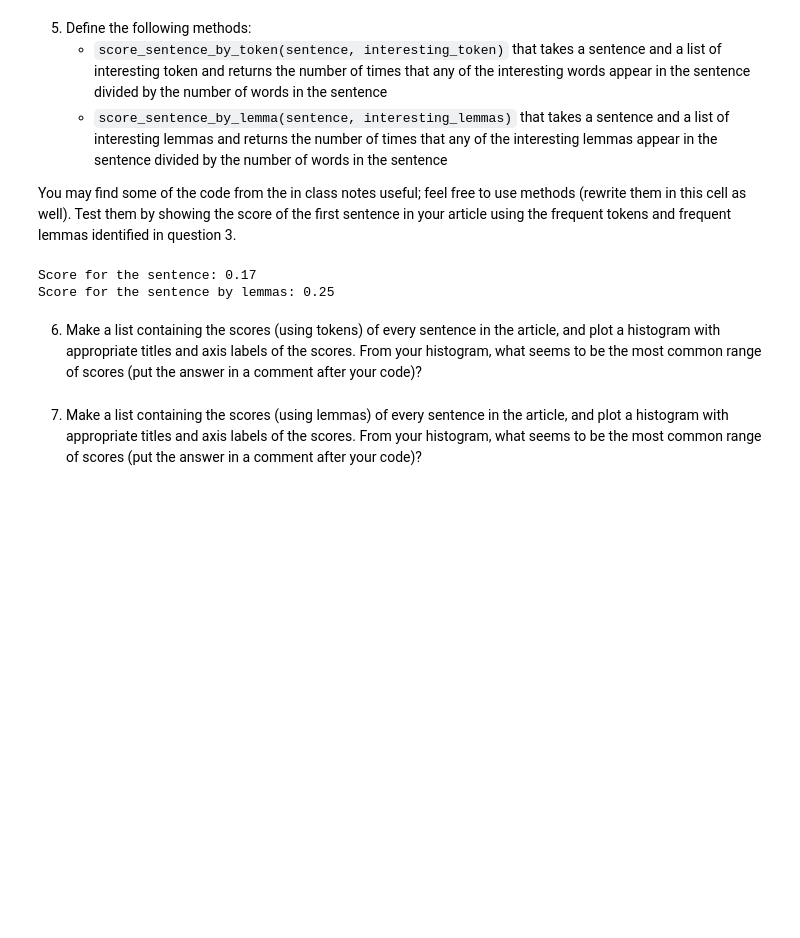
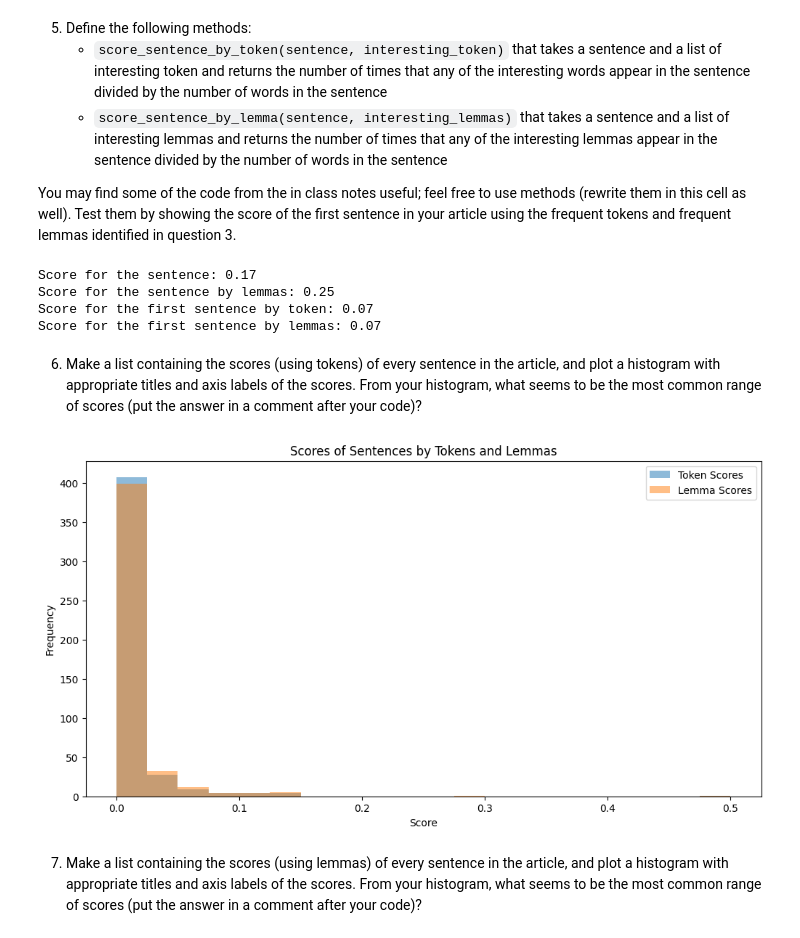
Before and after one commit to matthewellishanson/wmnlp-materials-web-scraping, a Jupyter notebook: web-scraping.ipynb, the cells around one changed output. Cells and saved outputs as stored; diff of their text form; code cells hidden in the pictures; blank space fills up the shorter version.

```diff
--- a/web-scraping.ipynb
+++ b/web-scraping.ipynb
@@ -186,10 +186,88 @@ interesting_lemmas = ["laser", "headlight", "technology", "produce", "fascinate"
 sentence = "Laser headlights are a fascinating technology that uses lasers to produce light."
 score = score_sentence_by_lemma(sentence, interesting_lemmas)
 print(f"Score for the sentence by lemmas: {score:.2f}")
+
+# Test them by showing the score of the first sentence in your article using the frequent tokens and frequent lemmas identified
+
+def test_scores():
+    """Test the scoring functions with the first sentence of the article."""
+    try:
+        # Load the pickled HTML data
+        with open('data.pkl', 'rb') as file:
+            html_data = pickle.load(file)
+
+        # Parse HTML and extract text
+        soup = BeautifulSoup(html_data, 'html.parser')
+        text = soup.get_text()
+
+        # Get the first sentence
+        first_sentence = text.split('.')[0] + '.'
+
+        # Score by token
+        interesting_token = "laser technology"
+        score_token = score_sentence_by_token(first_sentence, interesting_token)
+        print(f"Score for the first sentence by token: {score_token:.2f}")
+
+        # Score by lemma
+        interesting_lemmas = ["laser", "headlight", "technology", "produce", "fascinate"]
+        score_lemma = score_sentence_by_lemma(first_sentence, interesting_lemmas)
+        print(f"Score for the first sentence by lemmas: {score_lemma:.2f}")
+    except FileNotFoundError:
+        print("Pickle file not found. Make sure to run fetch_data() first.")
+test_scores()
 # %% [output]
 Score for the sentence: 0.17
 Score for the sentence by lemmas: 0.25
+Score for the first sentence by token: 0.07
+Score for the first sentence by lemmas: 0.07
 # %% [markdown]
 6. Make a list containing the scores (using tokens) of every sentence in the article, and plot a histogram with appropriate titles and axis labels of the scores. From your histogram, what seems to be the most common range of scores (put the answer in a comment after your code)?
+# %%
+# get the scores of every sentence in the article using the frequent tokens and frequent lemmas identified
+# plot the scores for each sentence in a histogram
+def score_all_sentences():
+    """Score all sentences in the article using the frequent tokens and lemmas.
+        Plot the scores for each sentence in a histogram."""
+    try:
+        # Load the pickled HTML data
+        with open('data.pkl', 'rb') as file:
+            html_data = pickle.load(file)
+
+        # Parse HTML and extract text
+        soup = BeautifulSoup(html_data, 'html.parser')
+        text = soup.get_text()
+
+        # Load spaCy model
+        nlp = spacy.load("en_core_web_sm")
+        doc = nlp(text)
+
+        # Get sentences from the document
+        sentences = [sent.text for sent in doc.sents]
+
+        # Score each sentence by token and lemma
+        interesting_token = "laser technology"
+        interesting_lemmas = ["laser", "headlight", "technology", "produce", "fascinate"]
+
+        token_scores = [score_sentence_by_token(sent, interesting_token) for sent in sentences]
+        lemma_scores = [score_sentence_by_lemma(sent, interesting_lemmas) for sent in sentences]
+
+        # Plotting the scores (requires matplotlib)
+        import matplotlib.pyplot as plt
+
+        plt.figure(figsize=(12, 6))
+        plt.hist(token_scores, bins=20, alpha=0.5, label='Token Scores')
+        plt.hist(lemma_scores, bins=20, alpha=0.5, label='Lemma Scores')
+        plt.title('Scores of Sentences by Tokens and Lemmas')
+        plt.xlabel('Score')
+        plt.ylabel('Frequency')
+        plt.legend()
+        plt.show()
+    except FileNotFoundError:
+        print("Pickle file not found. Make sure to run fetch_data() first.")
+
+    # Call the function to score all sentences and plot the histogram
+score_all_sentences()
+# %% [output]
+[figure, added]
 # %% [markdown]
 7. Make a list containing the scores (using lemmas) of every sentence in the article, and plot a histogram with appropriate titles and axis labels of the scores.  From your histogram, what seems to be the most common range of scores (put the answer in a comment after your code)?
```
Also changed, not shown: parts of 5 cells of this notebook, 1 other file.
